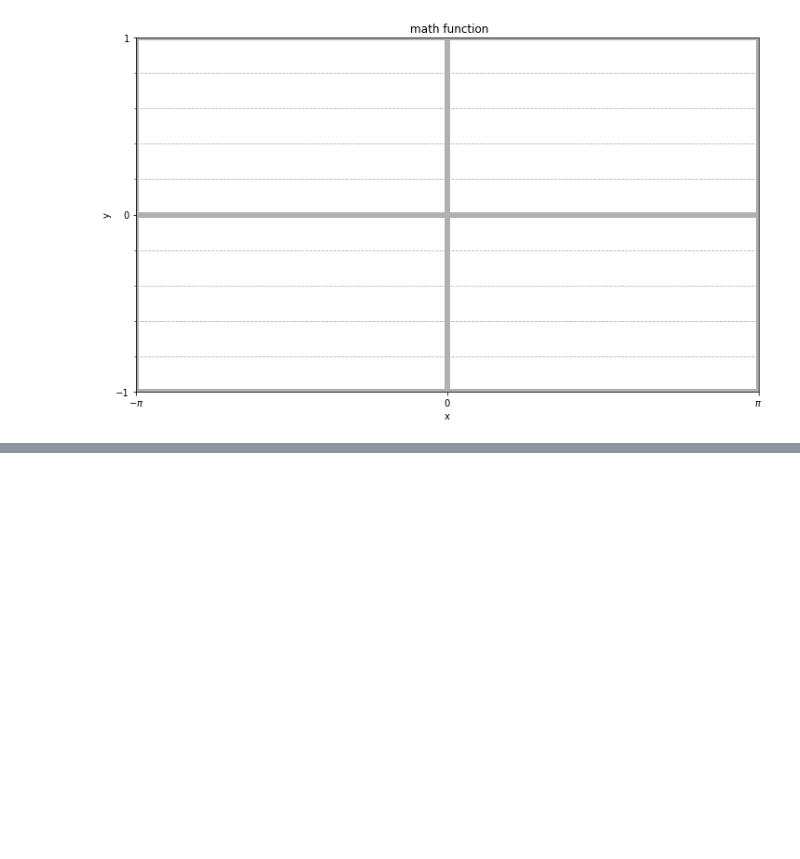
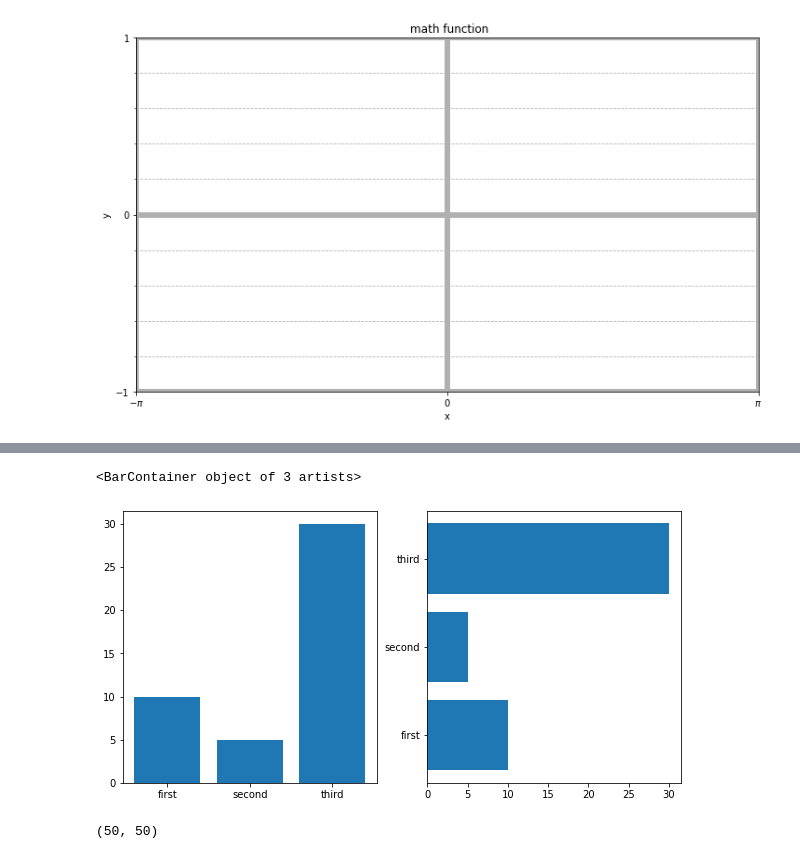
Before and after one commit to YuweiZJ/rces-lecture, a Jupyter notebook: Untitled.ipynb, the cells around one changed output, grey strips where cells are left out. Drawn from its saved outputs; the diff is of its cells as text; code cells hidden in the pictures; blank space fills up the shorter version.

```diff
--- a/Untitled.ipynb
+++ b/Untitled.ipynb
@@ -1138,0 +1153,17 @@ ax.grid(which = 'major',linewidth = 6)
+# %%
+labels = ['first','second','third']
+values = [10,5,30]
+fig, axes = plt.subplots(figsize=(10,5), ncols = 2)
+axes[0].bar(labels, values)
+axes[1].barh(labels, values)
+# %% [output]
+<BarContainer object of 3 artists>
+[figure, added]
+# %%
+x = np.linspace(-2*np.pi, 2*np.pi, 50)
+y = np.linspace(-2*np.pi, 2*np.pi, 50)
+xx, yy = np.meshgrid(x,y)
+f = np.cos(xx)*np.sin(yy)
+f.shape
+# %% [output]
+(50, 50)
```
Also changed, not shown: parts of 90 cells of this notebook.
